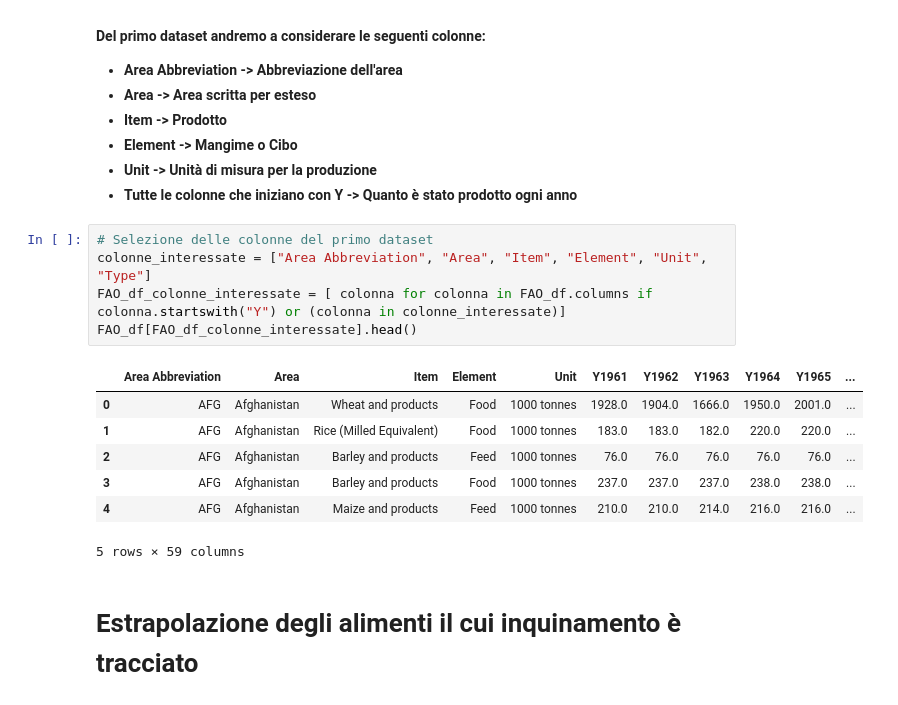
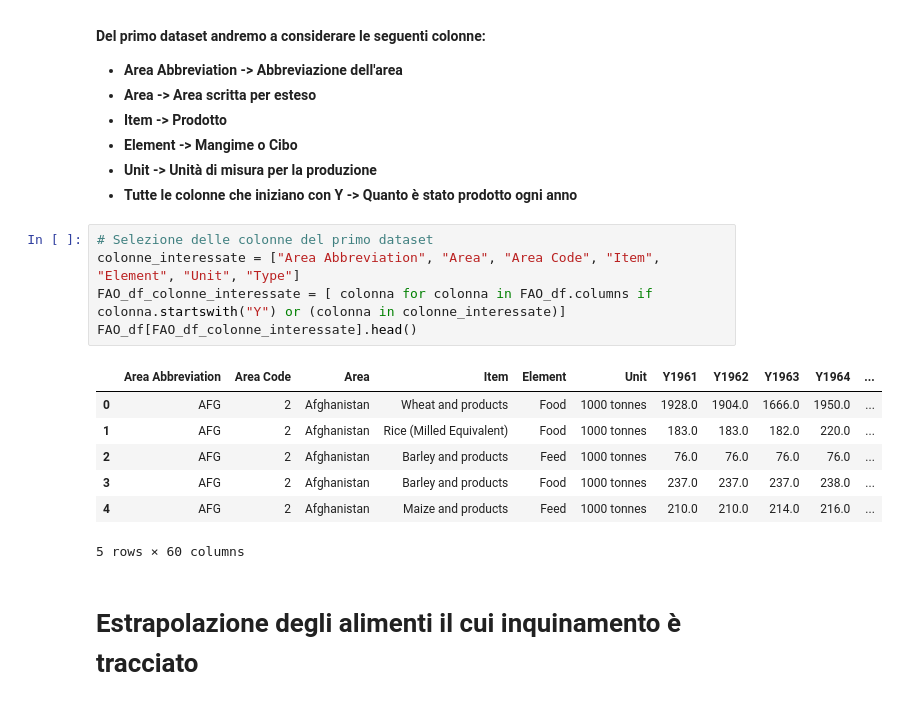
Before and after one commit to monkeymatt0/ProduzioneCibiMangimiImpattoAmbientale, a Jupyter notebook: MatteoVolleroDataVis.ipynb, the cells around one changed output. Cells and saved outputs as stored; diff of their text form.

```diff
--- a/MatteoVolleroDataVis.ipynb
+++ b/MatteoVolleroDataVis.ipynb
@@ -98,17 +98,17 @@ Food_Production_df.head()
 - **Tutte le colonne che iniziano con Y -> Quanto è stato prodotto ogni anno**
 # %%
 # Selezione delle colonne del primo dataset
-colonne_interessate = ["Area Abbreviation", "Area", "Item", "Element", "Unit", "Type"]
+colonne_interessate = ["Area Abbreviation", "Area", "Area Code", "Item", "Element", "Unit", "Type"]
 FAO_df_colonne_interessate = [ colonna for colonna in FAO_df.columns if colonna.startswith("Y") or (colonna in colonne_interessate)]
 FAO_df[FAO_df_colonne_interessate].head()
 # %% [output]
-|  | Area Abbreviation | Area | Item | Element | Unit | Y1961 | Y1962 | Y1963 | Y1964 | Y1965 | ... |
-| 0 | AFG | Afghanistan | Wheat and products | Food | 1000 tonnes | 1928.0 | 1904.0 | 1666.0 | 1950.0 | 2001.0 | ... |
-| 1 | AFG | Afghanistan | Rice (Milled Equivalent) | Food | 1000 tonnes | 183.0 | 183.0 | 182.0 | 220.0 | 220.0 | ... |
-| 2 | AFG | Afghanistan | Barley and products | Feed | 1000 tonnes | 76.0 | 76.0 | 76.0 | 76.0 | 76.0 | ... |
-| 3 | AFG | Afghanistan | Barley and products | Food | 1000 tonnes | 237.0 | 237.0 | 237.0 | 238.0 | 238.0 | ... |
-| 4 | AFG | Afghanistan | Maize and products | Feed | 1000 tonnes | 210.0 | 210.0 | 214.0 | 216.0 | 216.0 | ... |
+|  | Area Abbreviation | Area Code | Area | Item | Element | Unit | Y1961 | Y1962 | Y1963 | Y1964 | ... |
+| 0 | AFG | 2 | Afghanistan | Wheat and products | Food | 1000 tonnes | 1928.0 | 1904.0 | 1666.0 | 1950.0 | ... |
+| 1 | AFG | 2 | Afghanistan | Rice (Milled Equivalent) | Food | 1000 tonnes | 183.0 | 183.0 | 182.0 | 220.0 | ... |
+| 2 | AFG | 2 | Afghanistan | Barley and products | Feed | 1000 tonnes | 76.0 | 76.0 | 76.0 | 76.0 | ... |
+| 3 | AFG | 2 | Afghanistan | Barley and products | Food | 1000 tonnes | 237.0 | 237.0 | 237.0 | 238.0 | ... |
+| 4 | AFG | 2 | Afghanistan | Maize and products | Feed | 1000 tonnes | 210.0 | 210.0 | 214.0 | 216.0 | ... |
-5 rows × 59 columns
+5 rows × 60 columns
 # %% [markdown]
 # Estrapolazione degli alimenti il cui inquinamento è tracciato
 # %% [markdown]
```
Also changed, not shown: parts of 17 cells of this notebook.
